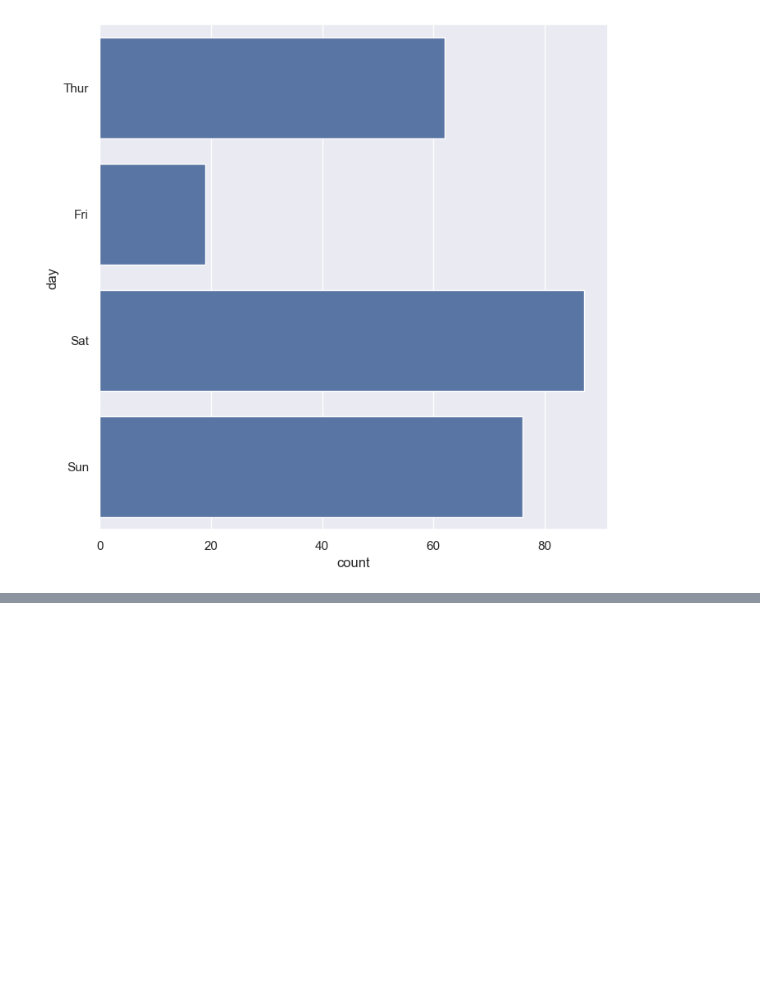
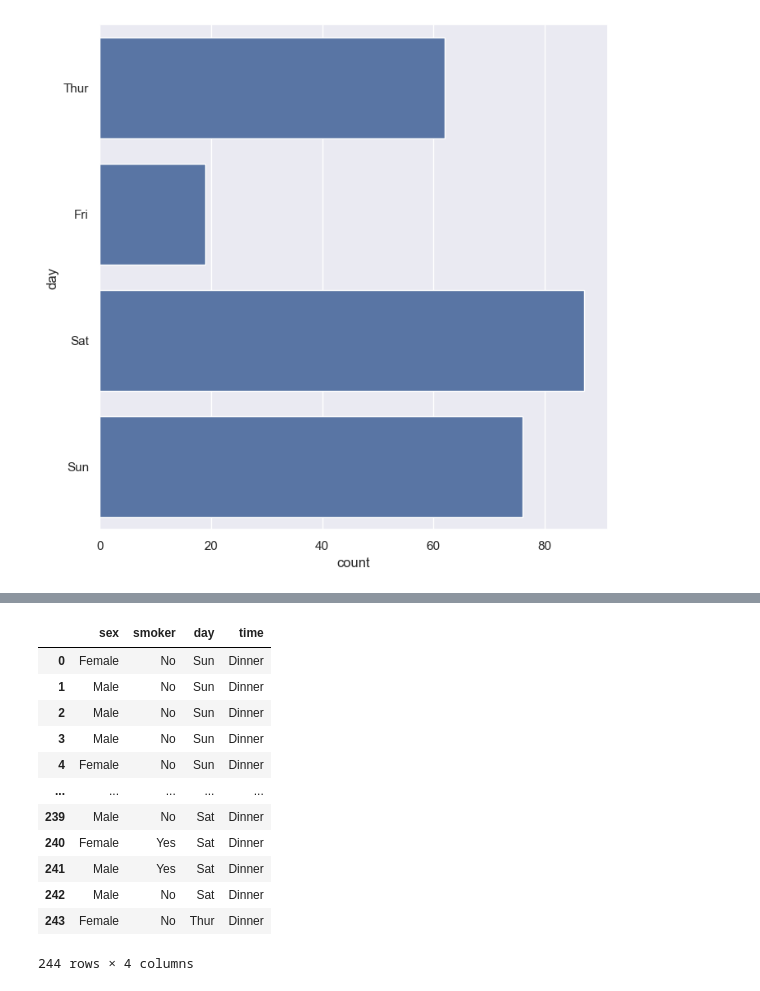
Before and after one commit to jaikrishann/Python_code, a Jupyter notebook: python_module/seaborn.ipynb, the cells around one changed output, grey strips where cells are left out. Cells and saved outputs as stored; diff of their text form; code cells hidden in the pictures; blank space fills up the shorter version.

```diff
--- a/python_module/seaborn.ipynb
+++ b/python_module/seaborn.ipynb
@@ -149,0 +241,16 @@ sns.countplot(tip['day'])
+# %%
+tip.select_dtypes(include='category')
+# %% [output]
+|  | sex | smoker | day | time |
+| 0 | Female | No | Sun | Dinner |
+| 1 | Male | No | Sun | Dinner |
+| 2 | Male | No | Sun | Dinner |
+| 3 | Male | No | Sun | Dinner |
+| 4 | Female | No | Sun | Dinner |
+| ... | ... | ... | ... | ... |
+| 239 | Male | No | Sat | Dinner |
+| 240 | Female | Yes | Sat | Dinner |
+| 241 | Male | Yes | Sat | Dinner |
+| 242 | Male | No | Sat | Dinner |
+| 243 | Female | No | Thur | Dinner |
+244 rows × 4 columns
```
Also changed, not shown: parts of 16 cells of this notebook, 2 other files.
